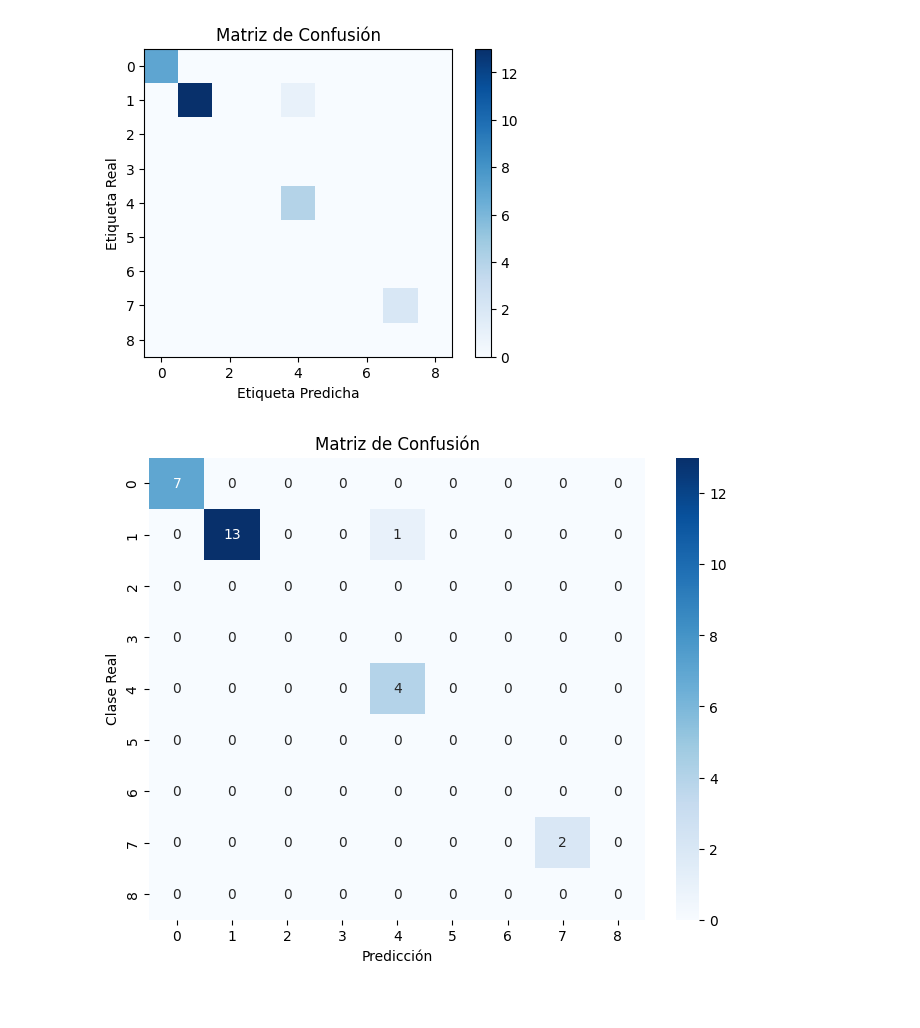
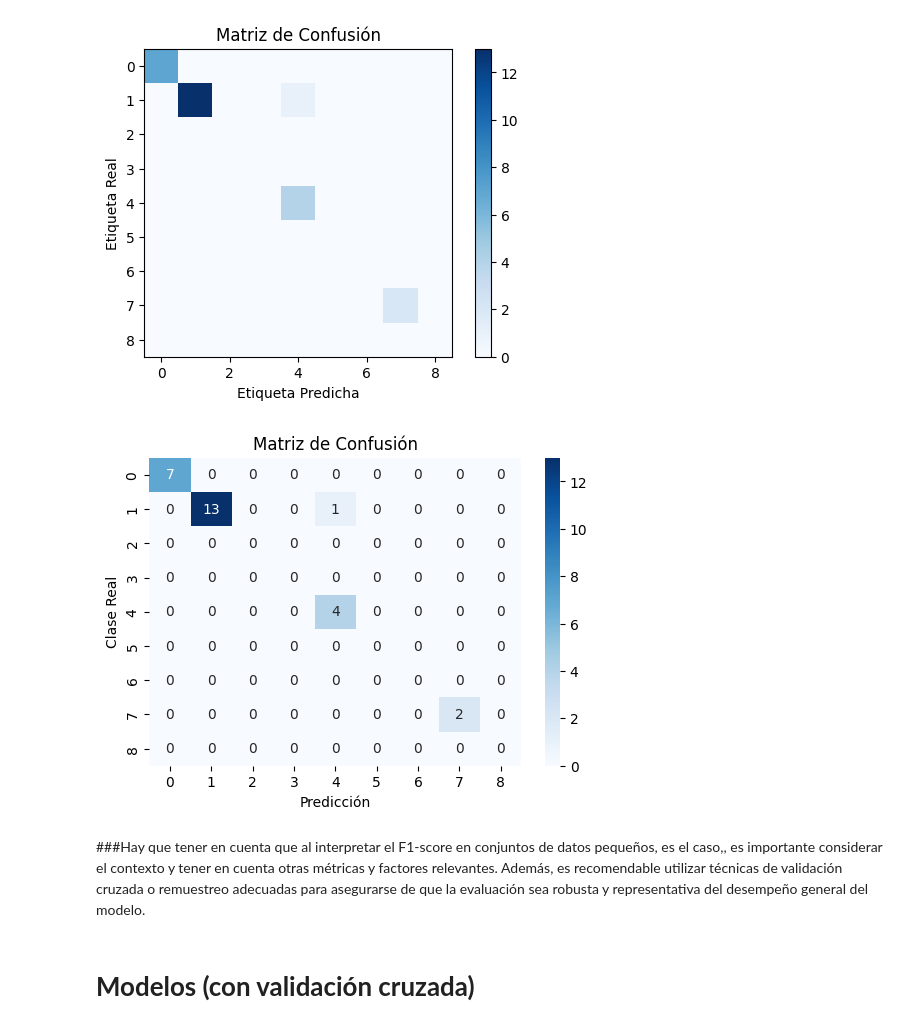
Before and after one commit to mbaroja/TFM, a Jupyter notebook: ANN_sklearn.ipynb, the cells around one changed output. Drawn from its saved outputs; the diff is of its cells as text; code cells hidden in the pictures; blank space fills up the shorter version.

```diff
--- a/ANN_sklearn.ipynb
+++ b/ANN_sklearn.ipynb
@@ -173,11 +177,11 @@ plt.show()
 [figure]
 # %%
 # Crear el heatmap de la matriz de confusión
-plt.figure(figsize=(8,6))
+plt.figure(figsize=(6,4))
 sns.heatmap(cm, annot=cm, fmt='d', cmap='Blues')
 plt.xlabel("Predicción")
 plt.ylabel("Clase Real")
 plt.title("Matriz de Confusión")
 plt.show()
 # %% [output]
-[figure, old version]
+[figure, new version]
@@ -215,0 +188,4 @@ resultados.filter(regex = '(param.*|mean_t|std_t)')\
+# %% [markdown]
+###Hay que tener en cuenta que al interpretar el F1-score en conjuntos de datos pequeños, es el caso,, es importante considerar el contexto y tener en cuenta otras métricas y factores relevantes. Además, es recomendable utilizar técnicas de validación cruzada o remuestreo adecuadas para asegurarse de que la evaluación sea robusta y representativa del desempeño general del modelo.
+# %% [markdown]
+# **Modelos (con validación cruzada)**
```
Also changed, not shown: parts of 6 cells of this notebook.
